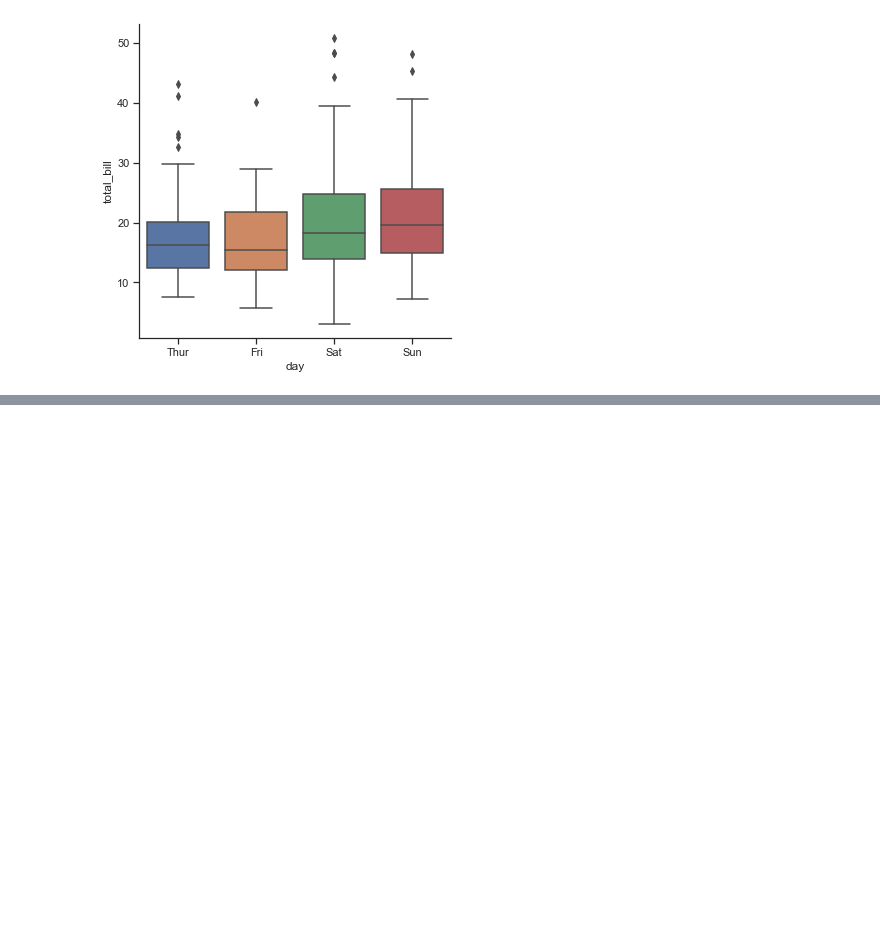
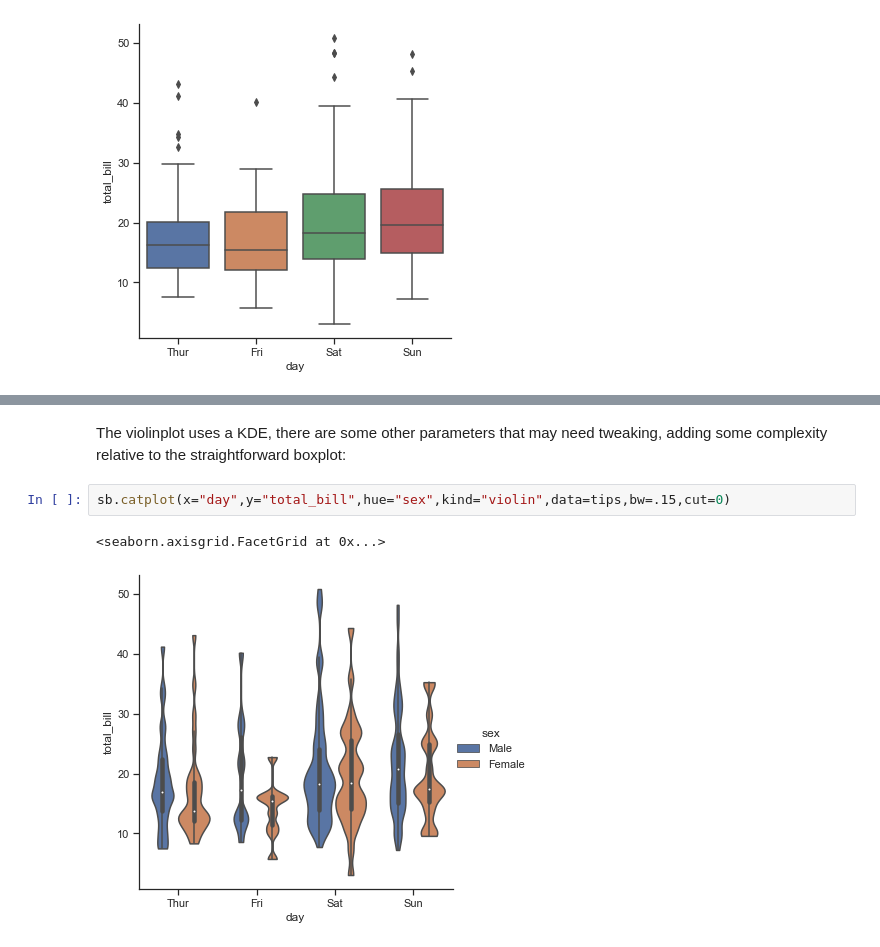
Before and after one commit to ashishkirtwed/Visualization-using-pytho-Seaborn-, a Jupyter notebook: Categorical plot .ipynb, the cells around one changed output, grey strips where cells are left out. Cells and saved outputs as stored; diff of their text form; blank space fills up the shorter version.

```diff
--- a/Categorical plot .ipynb
+++ b/Categorical plot .ipynb
@@ -75,0 +92,7 @@ sb.catplot(x="day",y="total_bill",kind="box",data =tips)
+# %% [markdown]
+The violinplot uses a KDE, there are some other parameters that may need tweaking, adding some complexity relative to the straightforward boxplot:
+# %%
+sb.catplot(x="day",y="total_bill",hue="sex",kind="violin",data=tips,bw=.15,cut=0)
+# %% [output]
+<seaborn.axisgrid.FacetGrid at 0x...>
+[figure, added]
```
Also changed, not shown: parts of 10 cells of this notebook.
